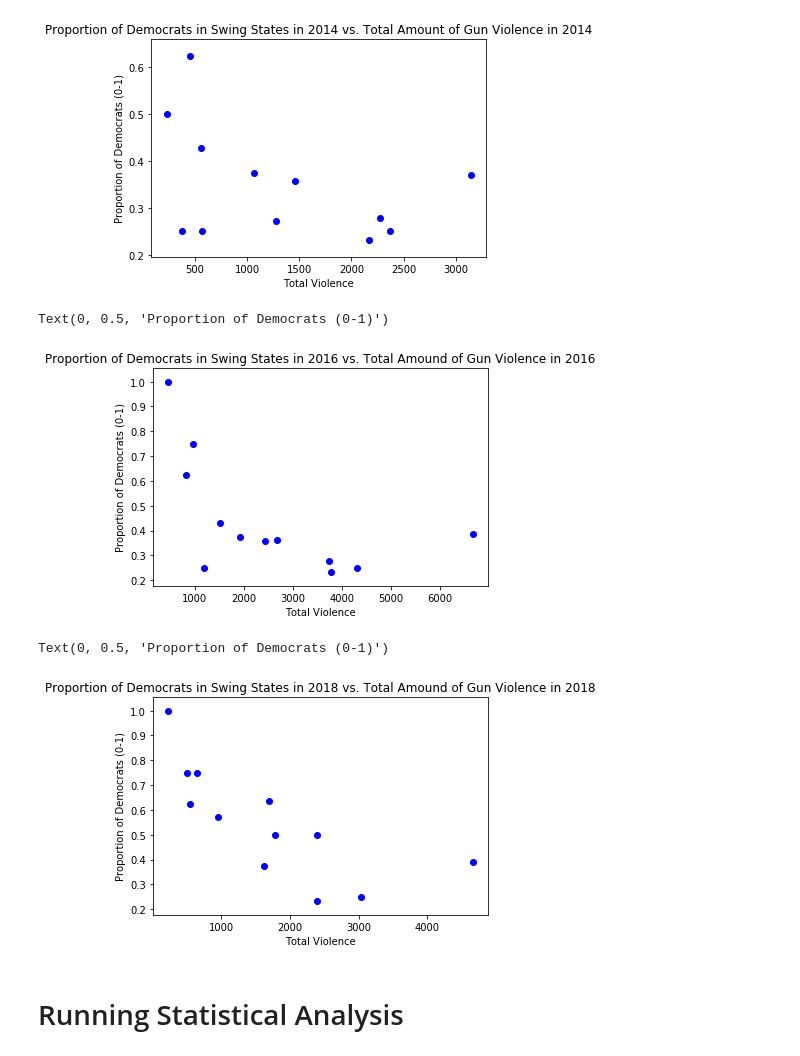
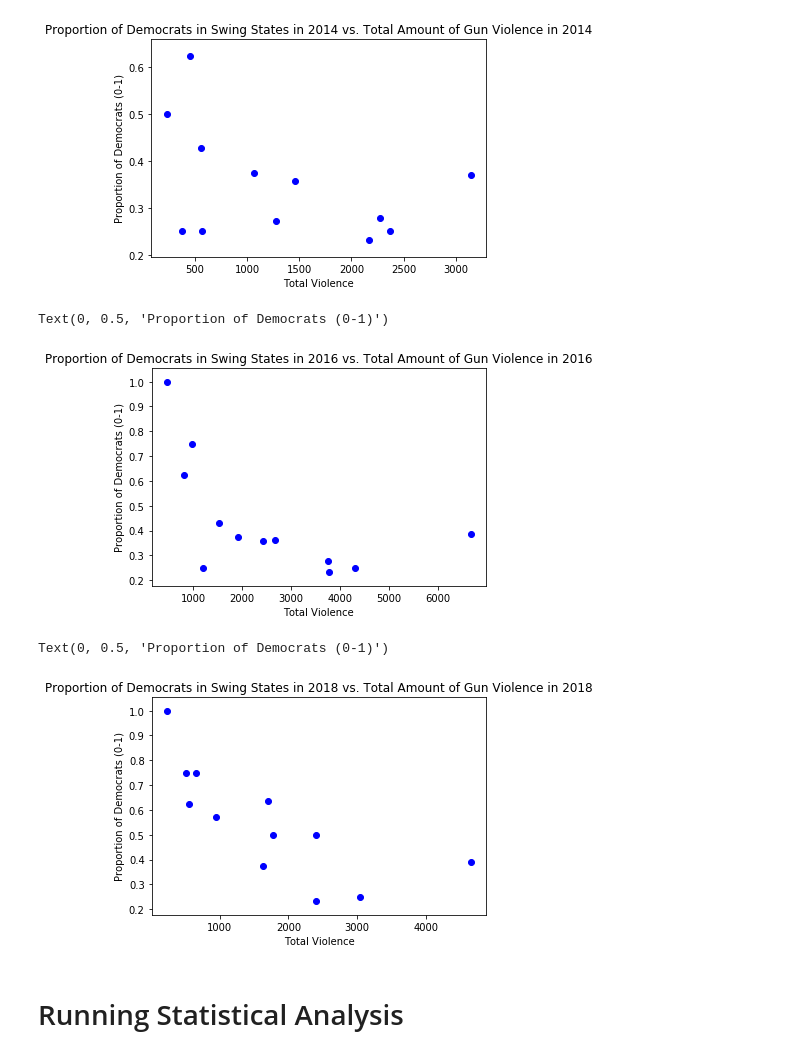
Before and after one commit to vchi747/Cogs-108-Final-Project, a Jupyter notebook: FinalProject_group181.ipynb, the cells around one changed output. Saved outputs shown, nothing was run; the diff lists cells and outputs as text; code cells hidden in the pictures.

```diff
--- a/FinalProject_group181.ipynb
+++ b/FinalProject_group181.ipynb
@@ -302,23 +313,23 @@ avg_dem_swing = [sum(df_percent_dem_swing[2014].tolist())/12, sum(df_percent_dem
 # %%
 x = df_total_violence_swing[2016].tolist()
 y = df_percent_dem_swing[2016].tolist()
 plt.scatter(x, y, label="2016", color="blue")
-plt.title('Proportion of Democrats in Swing States in 2016 vs. Total Amound of Gun Violence in 2016')
+plt.title('Proportion of Democrats in Swing States in 2016 vs. Total Amount of Gun Violence in 2016')
 plt.xlabel('Total Violence')
 plt.ylabel('Proportion of Democrats (0-1)')
 # %% [output]
 Text(0, 0.5, 'Proportion of Democrats (0-1)')
-[figure, old version]
+[figure, new version]
 # %%
 x = df_total_violence_swing[2018].tolist()
 y = df_percent_dem_swing[2018].tolist()
 plt.scatter(x, y, label="2018", color="blue")
-plt.title('Proportion of Democrats in Swing States in 2018 vs. Total Amound of Gun Violence in 2018')
+plt.title('Proportion of Democrats in Swing States in 2018 vs. Total Amount of Gun Violence in 2018')
 plt.xlabel('Total Violence')
 plt.ylabel('Proportion of Democrats (0-1)')
 # %% [output]
 Text(0, 0.5, 'Proportion of Democrats (0-1)')
-[figure, old version]
+[figure, new version]
 # %% [markdown]
 # Running Statistical Analysis
 # %% [markdown]
```
Also changed, not shown: parts of 20 cells of this notebook.
